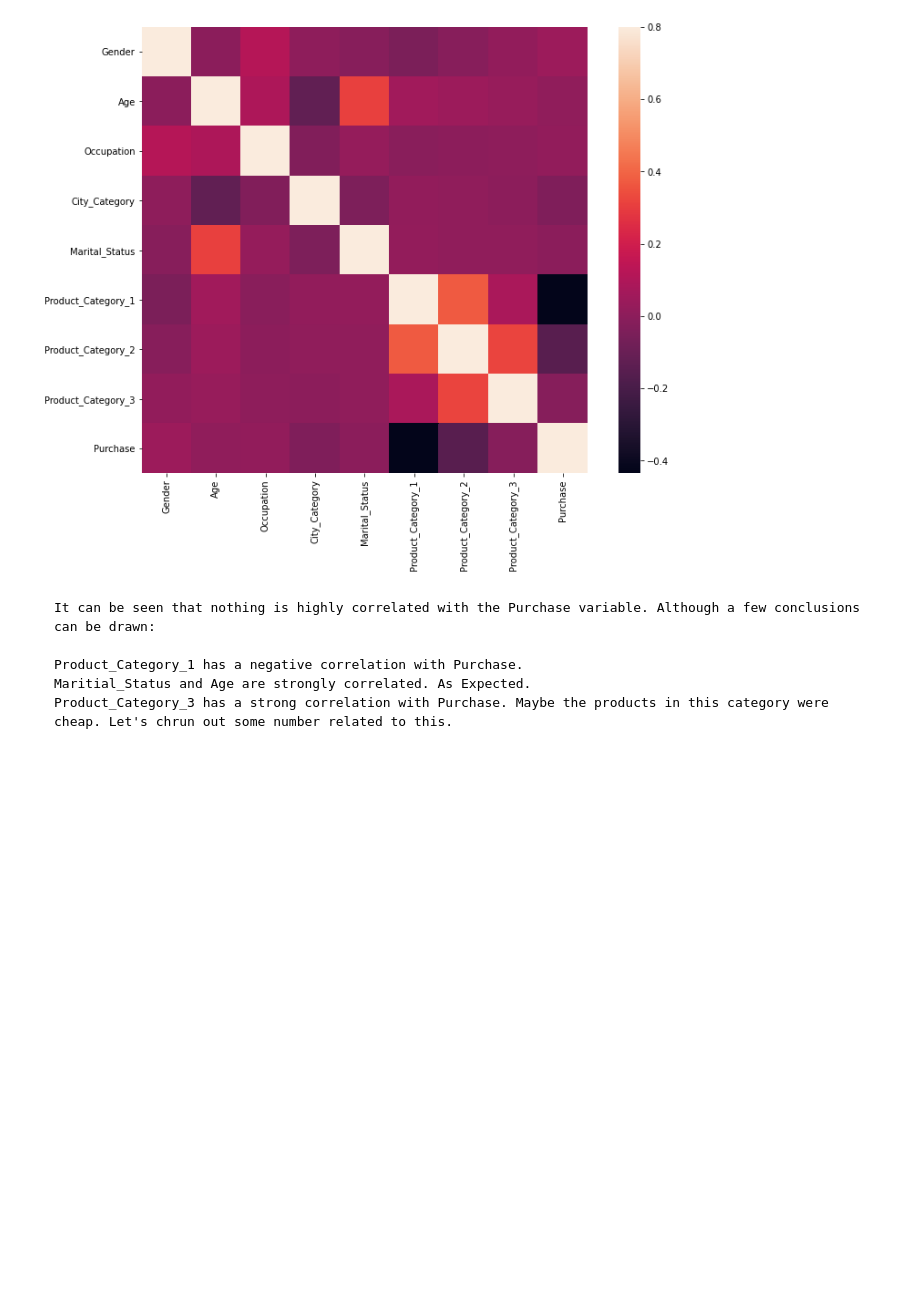
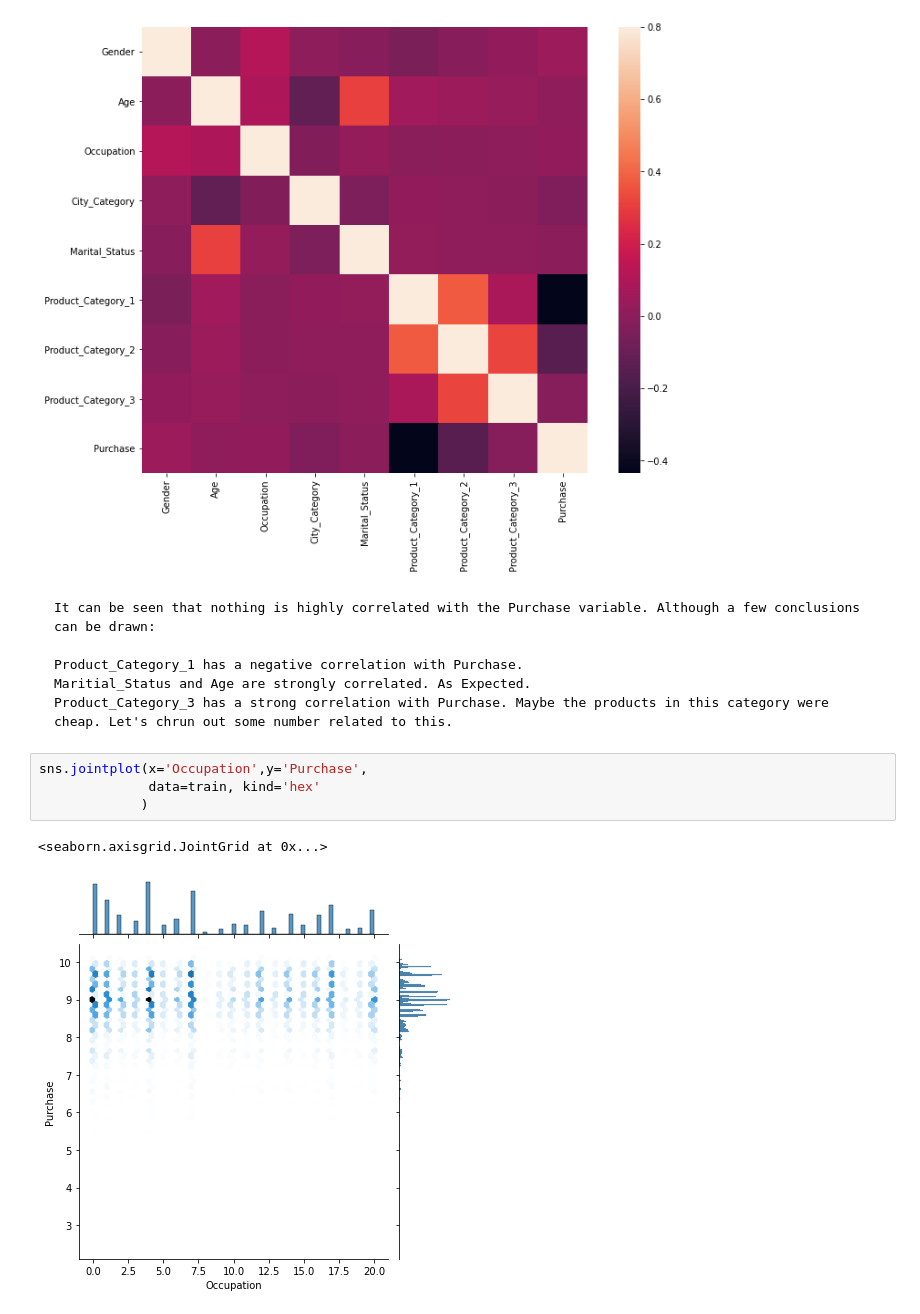
Before and after one commit to Krishan-Kumar-kk/Classification_problems_-ml, a Jupyter notebook: Black_frilday_sales_prediction.ipynb, the cells around one changed output. Cells and saved outputs as stored; diff of their text form; blank space fills up the shorter version.

````diff
--- a/Black_frilday_sales_prediction.ipynb
+++ b/Black_frilday_sales_prediction.ipynb
@@ -315,3 +340,10 @@ Product_Category_1 has a negative correlation with Purchase.
 Maritial_Status and Age are strongly correlated. As Expected.
 Product_Category_3 has a strong correlation with Purchase. Maybe the products in this category were cheap. Let's chrun out some number related to this.
 ```
+# %%
+sns.jointplot(x='Occupation',y='Purchase',
+              data=train, kind='hex'
+             )
+# %% [output]
+<seaborn.axisgrid.JointGrid at 0x...>
+[figure, added]
````
Also changed, not shown: parts of 33 cells of this notebook.
